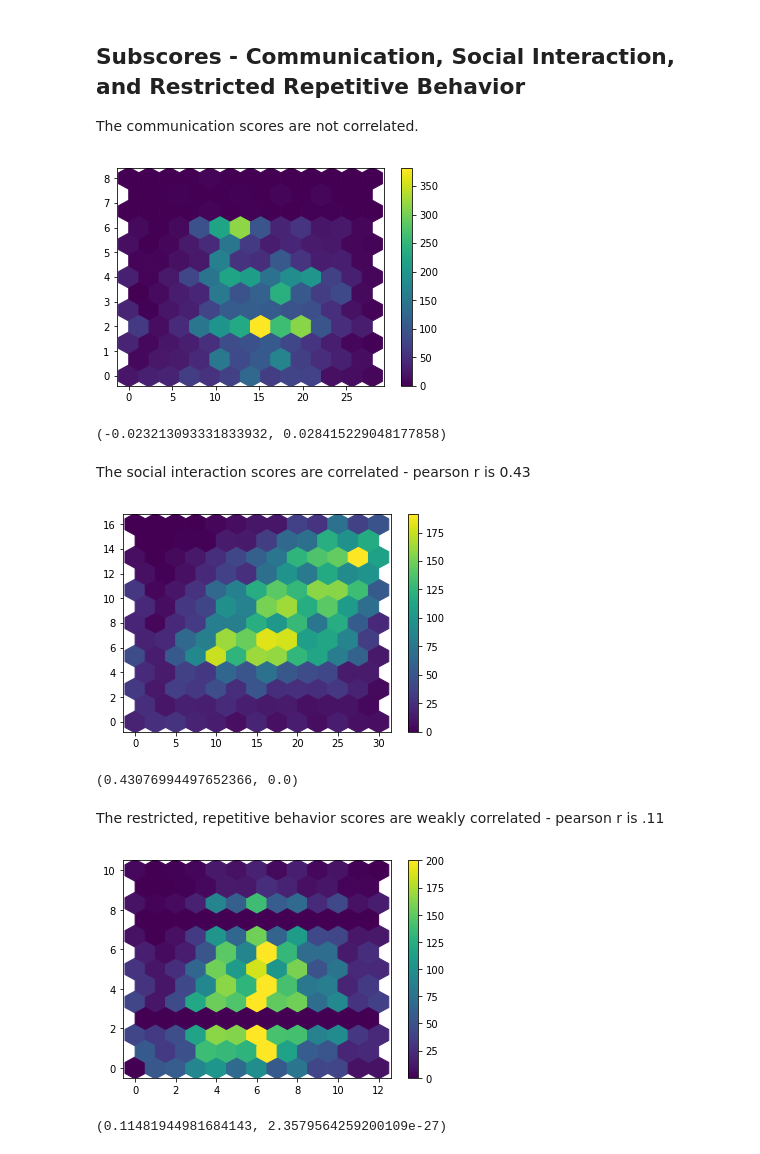
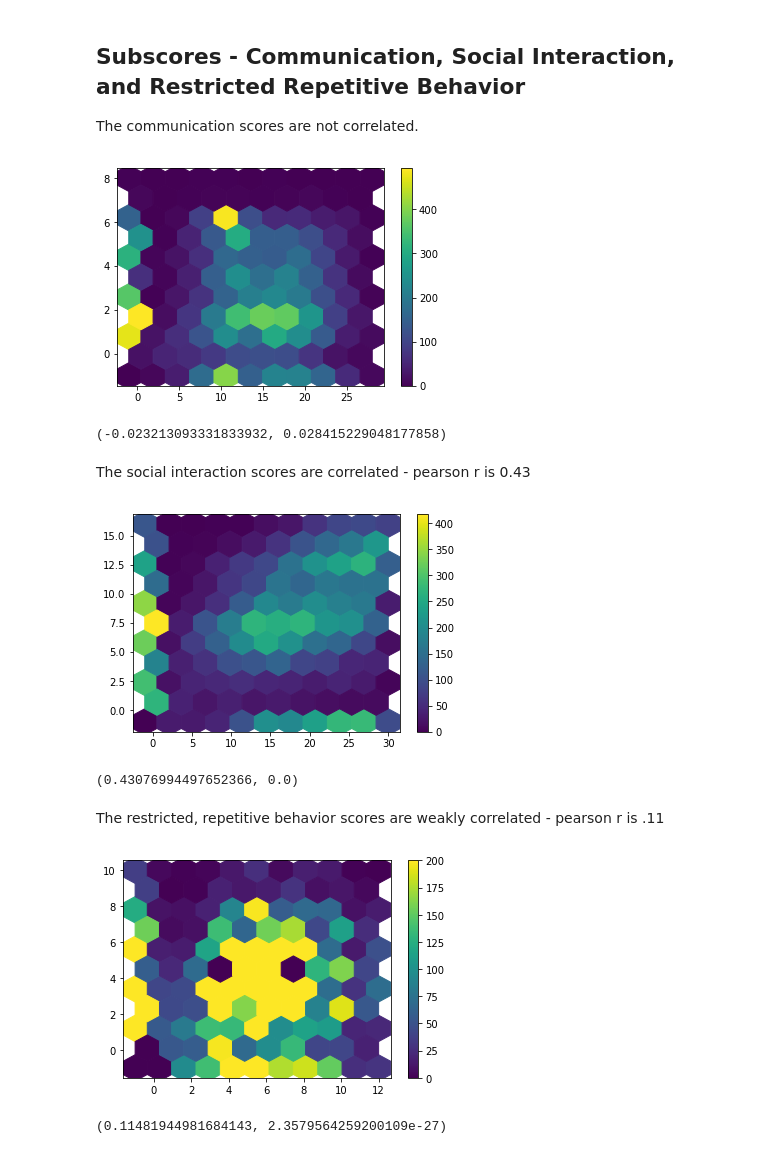
Before and after one commit to walllab/PhenotypeGLRM, a Jupyter notebook: analysis/Evaluate-Clusters.ipynb, the cells around one changed output. Saved outputs shown, nothing was run; the diff lists cells and outputs as text; code cells hidden in the pictures.

```diff
--- a/analysis/Evaluate-Clusters.ipynb
+++ b/analysis/Evaluate-Clusters.ipynb
@@ -9,19 +9,23 @@ k = 3
 X = np.loadtxt('../data/softkmeans_logloss_X%d.csv' % k, delimiter=',')
 Y = np.loadtxt('../data/softkmeans_logloss_Y%d.csv' % k, delimiter=',')
 
-data = np.genfromtxt('../data/all_samples_both_instruments_filtered.csv', delimiter=',', skip_header=True)
+data = np.genfromtxt('../data/all_samples_filtered.csv', delimiter=',', skip_header=True, missing_values=['None', ''])
+print(data)
 data = data[:, 1:]
+data[np.where(data == 0)] = -1
+data[np.where(data > 0)] = 1
+data[np.where(np.isnan(data))] = 0
 print(data)
 m, n = data.shape
 
-with open('../data/all_samples_both_instruments_filtered_labels.csv', 'r') as f:
+with open('../data/all_samples_filtered_labels.csv', 'r') as f:
     reader = csv.reader(f)
     header = next(reader)
     key_to_index = dict([(h, i) for i, h in enumerate(header[1:])])
     data_labels = [x[1:] for x in reader]
 
 
-with open('../data/all_samples_both_instruments_filtered.csv', 'r') as f:
+with open('../data/all_samples_filtered.csv', 'r') as f:
     reader = csv.reader(f)
     header = next(reader)
 
@@ -78,63 +93,72 @@ print(sum([v for k, v in c.items() if (('Autism' in k[0] and 'Autism' in k[1]) o
 ## Subscores - Communication, Social Interaction, and Restricted Repetitive Behavior
 The communication scores are not correlated.
 # %%
-adir_com = [int(get_label(i, 'ADIR:communication')) for i in range(m)]
-ados_com = [int(get_label(i, 'ADOS:communication')) for i in range(m)]
+adir_com = [get_label(i, 'ADIR:communication') for i in range(m)]
+ados_com = [get_label(i, 'ADOS:communication') for i in range(m)]
+
+adir_com = [-1 if x == 'None' else int(x) for x in adir_com]
+ados_com = [-1 if x == 'None' else int(x) for x in ados_com]
 
 # remove double zeros
 com = zip(adir_com, ados_com)
 com = [(a, b) for a, b in com if a>0 or b>0]
 
 # plot
-cay = plt.hexbin([a for a, b in com], [b for a, b in com], gridsize=12)
+cay = plt.hexbin([a for a, b in com], [b for a, b in com], gridsize=10)
 plt.colorbar(cay)
 plt.show()
 
 # pearson r
 from scipy.stats.stats import pearsonr
-print(pearsonr(np.asarray([a for a, b in com], float), np.asarray([b for a, b in com], float)))
+print(pearsonr(np.asarray([a for a, b in com if a != -1 and b != -1], float), np.asarray([b for a, b in com if a != -1 and b != -1], float)))
 # %% [output]
-[figure, old version]
+[figure, new version]
 (-0.023213093331833932, 0.028415229048177858)
 # %% [markdown]
 The social interaction scores are correlated - pearson r is 0.43
 # %%
-adir_si = [int(get_label(i, 'ADIR:social_interaction')) for i in range(m)]
-ados_si = [int(get_label(i, 'ADOS:social_interaction')) for i in range(m)]
+adir_si = [get_label(i, 'ADIR:social_interaction') for i in range(m)]
+ados_si = [get_label(i, 'ADOS:social_interaction') for i in range(m)]
+
+adir_si = [-1 if x == 'None' else int(x) for x in adir_si]
+ados_si = [-1 if x == 'None' else int(x) for x in ados_si]
 
 # remove double zeros
 si = zip(adir_si, ados_si)
 si = [(a, b) for a, b in si if a>0 or b>0]
 
 # plot
-cay = plt.hexbin([a for a, b in si], [b for a, b in si], gridsize=12)
+cay = plt.hexbin([a for a, b in si], [b for a, b in si], gridsize=10)
 plt.colorbar(cay)
 plt.show()
 
 # pearson r
-print(pearsonr(np.asarray([a for a, b in si], float), np.asarray([b for a, b in si], float)))
+print(pearsonr(np.asarray([a for a, b in si if a != -1 and b != -1], float), np.asarray([b for a, b in si if a != -1 and b != -1], float)))
 # %% [output]
-[figure, old version]
+[figure, new version]
 (0.43076994497652366, 0.0)
 # %% [markdown]
 The restricted, repetitive behavior scores are weakly correlated - pearson r is .11
 # %%
-adir_rrb = [int(get_label(i, 'ADIR:restricted_repetitive_behavior')) for i in range(m)]
-ados_rrb = [int(get_label(i, 'ADOS:restricted_repetitive_behavior')) for i in range(m)]
+adir_rrb = [get_label(i, 'ADIR:restricted_repetitive_behavior') for i in range(m)]
+ados_rrb = [get_label(i, 'ADOS:restricted_repetitive_behavior') for i in range(m)]
+
+adir_rrb = [-1 if x == 'None' else int(x) for x in adir_rrb]
+ados_rrb = [-1 if x == 'None' else int(x) for x in ados_rrb]
 
 # remove double zeros
 rrb = zip(adir_rrb, ados_rrb)
 rrb = [(a, b) for a, b in rrb if a>0 or b>0]
 
 # plot
-cay = plt.hexbin([a for a, b in rrb], [b for a, b in rrb], gridsize=12, vmax=200)
+cay = plt.hexbin([a for a, b in rrb], [b for a, b in rrb], gridsize=10, vmax=200)
 plt.colorbar(cay)
 plt.show()
 
 # pearson r
-print(pearsonr(np.asarray([a for a, b in rrb], float), np.asarray([b for a, b in rrb], float)))
+print(pearsonr(np.asarray([a for a, b in rrb if a != -1 and b != -1], float), np.asarray([b for a, b in rrb if a != -1 and b != -1], float)))
 # %% [output]
-[figure, old version]
+[figure, new version]
 (0.11481944981684143, 2.3579564259200109e-27)
 # %%
 print(np.sum(X, 1))
```
Also changed, not shown: parts of 23 cells of this notebook, 5 other files.
